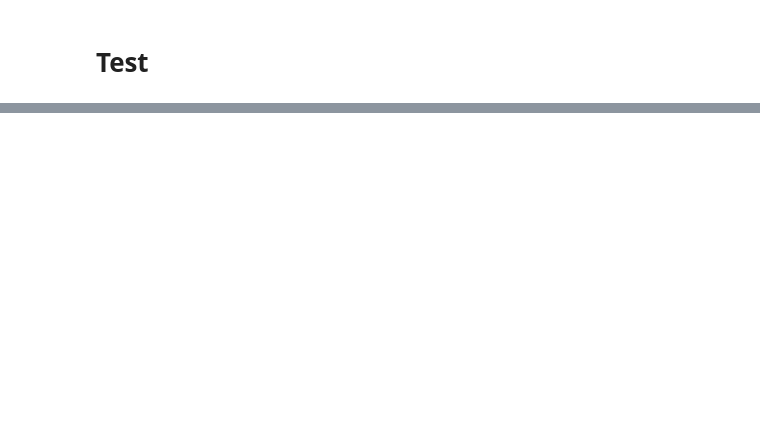
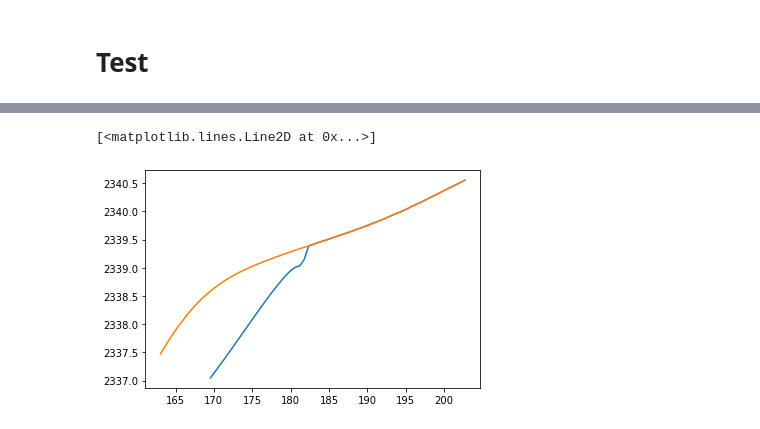
Before and after one commit to KangGao1997/LSTM-ED-Based-Trajectory-Prediction, a Jupyter notebook: LSTMED_train_test.ipynb, the cells around one changed output, grey strips where cells are left out. Saved outputs shown, nothing was run; the diff lists cells and outputs as text; code cells hidden in the pictures; blank space fills up the shorter version.

```diff
--- a/LSTMED_train_test.ipynb
+++ b/LSTMED_train_test.ipynb
@@ -442,0 +337,6 @@ np.save("sccc.npy",np.ones(1000))
+# %%
+plt.plot(predicted_tras[202,0],predicted_tras[202,1])
+plt.plot(tra[202,0],tra[202,1])
+# %% [output]
+[<matplotlib.lines.Line2D at 0x...>]
+[figure, added]
```
Also changed, not shown: parts of 60 cells of this notebook, 1 other file.
